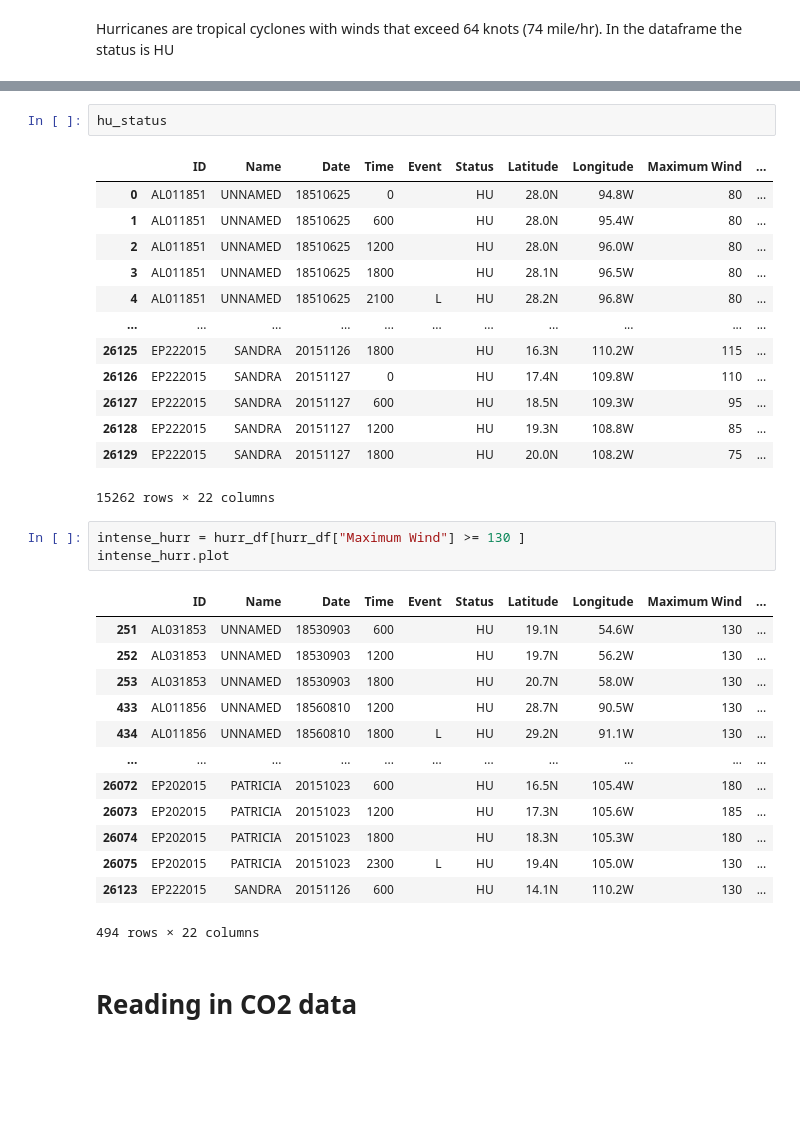
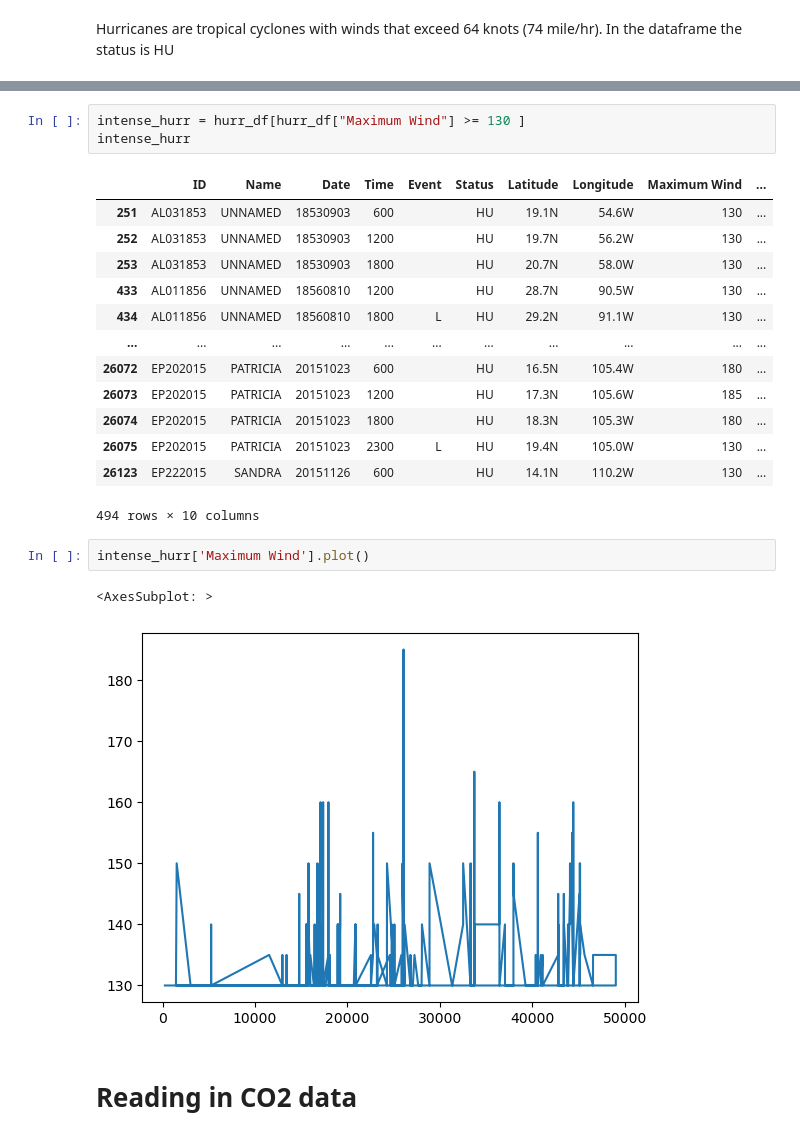
Before and after one commit to DanielBrechner/hurrdat_co2, a Jupyter notebook: explore.ipynb, the cells around one changed output, grey strips where cells are left out. Drawn from its saved outputs; the diff is of its cells as text; blank space fills up the shorter version.

```diff
--- a/explore.ipynb
+++ b/explore.ipynb
@@ -82,22 +100,6 @@ Name: Date, Length: 15262, dtype: int64
-# %%
-hu_status
-# %% [output]
-|  | ID | Name | Date | Time | Event | Status | Latitude | Longitude | Maximum Wind | ... |
-| 0 | AL011851 | UNNAMED | 18510625 | 0 |  | HU | 28.0N | 94.8W | 80 | ... |
-| 1 | AL011851 | UNNAMED | 18510625 | 600 |  | HU | 28.0N | 95.4W | 80 | ... |
-| 2 | AL011851 | UNNAMED | 18510625 | 1200 |  | HU | 28.0N | 96.0W | 80 | ... |
-| 3 | AL011851 | UNNAMED | 18510625 | 1800 |  | HU | 28.1N | 96.5W | 80 | ... |
-| 4 | AL011851 | UNNAMED | 18510625 | 2100 | L | HU | 28.2N | 96.8W | 80 | ... |
-| ... | ... | ... | ... | ... | ... | ... | ... | ... | ... | ... |
-| 26125 | EP222015 | SANDRA | 20151126 | 1800 |  | HU | 16.3N | 110.2W | 115 | ... |
-| 26126 | EP222015 | SANDRA | 20151127 | 0 |  | HU | 17.4N | 109.8W | 110 | ... |
-| 26127 | EP222015 | SANDRA | 20151127 | 600 |  | HU | 18.5N | 109.3W | 95 | ... |
-| 26128 | EP222015 | SANDRA | 20151127 | 1200 |  | HU | 19.3N | 108.8W | 85 | ... |
-| 26129 | EP222015 | SANDRA | 20151127 | 1800 |  | HU | 20.0N | 108.2W | 75 | ... |
-15262 rows × 22 columns
 # %%
 intense_hurr = hurr_df[hurr_df["Maximum Wind"] >= 130 ]
-intense_hurr.plot
+intense_hurr
 # %% [output]
 |  | ID | Name | Date | Time | Event | Status | Latitude | Longitude | Maximum Wind | ... |
 | 251 | AL031853 | UNNAMED | 18530903 | 600 |  | HU | 19.1N | 54.6W | 130 | ... |
@@ -111,7 +113,12 @@ intense_hurr.plot
 | 26074 | EP202015 | PATRICIA | 20151023 | 1800 |  | HU | 18.3N | 105.3W | 180 | ... |
 | 26075 | EP202015 | PATRICIA | 20151023 | 2300 | L | HU | 19.4N | 105.0W | 130 | ... |
 | 26123 | EP222015 | SANDRA | 20151126 | 600 |  | HU | 14.1N | 110.2W | 130 | ... |
-494 rows × 22 columns
+494 rows × 10 columns
+# %%
+intense_hurr['Maximum Wind'].plot()
+# %% [output]
+<AxesSubplot: >
+[figure, added]
 # %% [markdown]
 # Reading in CO2 data
 # %%
```
Also changed, not shown: parts of 9 cells of this notebook.
